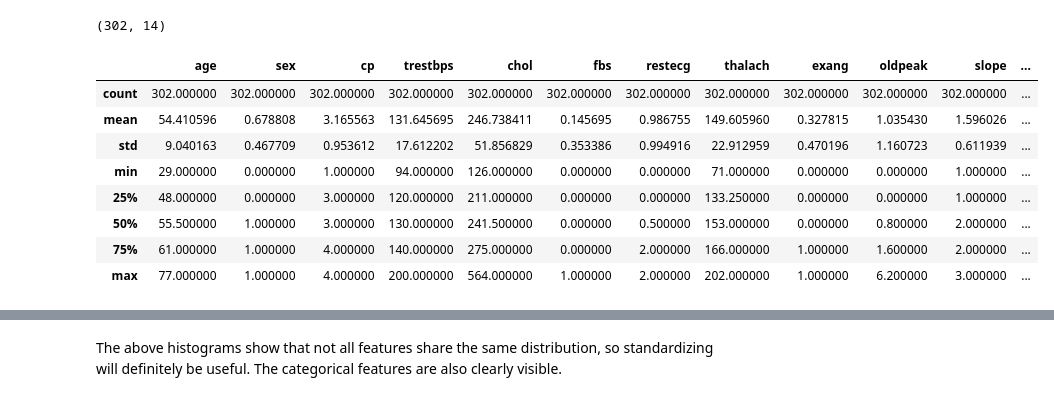
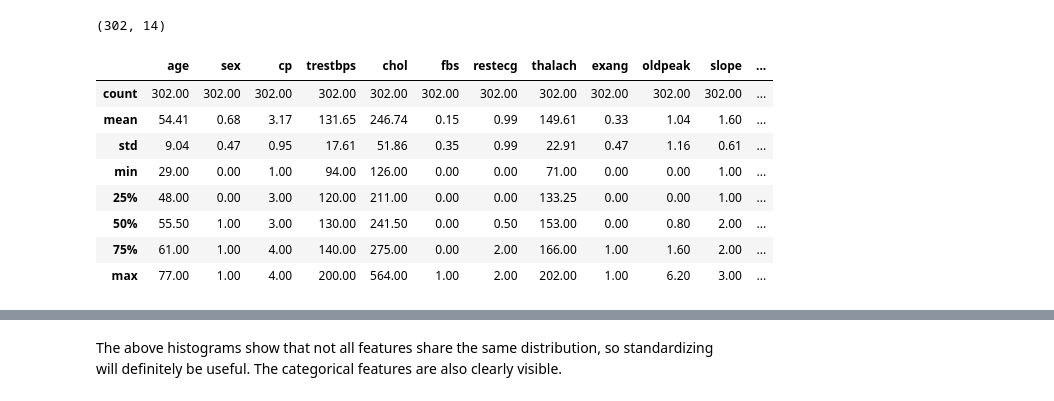
Before and after one commit to BenMelis/Heart-Disease-Prediction, a Jupyter notebook: Heart_Disease_Prediction.ipynb, the cells around one changed output, grey strips where cells are left out. Cells and saved outputs as stored; diff of their text form; code cells hidden in the pictures.

```diff
--- a/Heart_Disease_Prediction.ipynb
+++ b/Heart_Disease_Prediction.ipynb
@@ -44,15 +44,15 @@ df.shape
 # %% [output]
 (302, 14)
 # %%
-df.describe()
+round(df.describe(), 2)
 # %% [output]
 |  | age | sex | cp | trestbps | chol | fbs | restecg | thalach | exang | oldpeak | slope | ... |
-| count | 302.000000 | 302.000000 | 302.000000 | 302.000000 | 302.000000 | 302.000000 | 302.000000 | 302.000000 | 302.000000 | 302.000000 | 302.000000 | ... |
-| mean | 54.410596 | 0.678808 | 3.165563 | 131.645695 | 246.738411 | 0.145695 | 0.986755 | 149.605960 | 0.327815 | 1.035430 | 1.596026 | ... |
-| std | 9.040163 | 0.467709 | 0.953612 | 17.612202 | 51.856829 | 0.353386 | 0.994916 | 22.912959 | 0.470196 | 1.160723 | 0.611939 | ... |
-| min | 29.000000 | 0.000000 | 1.000000 | 94.000000 | 126.000000 | 0.000000 | 0.000000 | 71.000000 | 0.000000 | 0.000000 | 1.000000 | ... |
-| 25% | 48.000000 | 0.000000 | 3.000000 | 120.000000 | 211.000000 | 0.000000 | 0.000000 | 133.250000 | 0.000000 | 0.000000 | 1.000000 | ... |
-| 50% | 55.500000 | 1.000000 | 3.000000 | 130.000000 | 241.500000 | 0.000000 | 0.500000 | 153.000000 | 0.000000 | 0.800000 | 2.000000 | ... |
-| 75% | 61.000000 | 1.000000 | 4.000000 | 140.000000 | 275.000000 | 0.000000 | 2.000000 | 166.000000 | 1.000000 | 1.600000 | 2.000000 | ... |
-| max | 77.000000 | 1.000000 | 4.000000 | 200.000000 | 564.000000 | 1.000000 | 2.000000 | 202.000000 | 1.000000 | 6.200000 | 3.000000 | ... |
+| count | 302.00 | 302.00 | 302.00 | 302.00 | 302.00 | 302.00 | 302.00 | 302.00 | 302.00 | 302.00 | 302.00 | ... |
+| mean | 54.41 | 0.68 | 3.17 | 131.65 | 246.74 | 0.15 | 0.99 | 149.61 | 0.33 | 1.04 | 1.60 | ... |
+| std | 9.04 | 0.47 | 0.95 | 17.61 | 51.86 | 0.35 | 0.99 | 22.91 | 0.47 | 1.16 | 0.61 | ... |
+| min | 29.00 | 0.00 | 1.00 | 94.00 | 126.00 | 0.00 | 0.00 | 71.00 | 0.00 | 0.00 | 1.00 | ... |
+| 25% | 48.00 | 0.00 | 3.00 | 120.00 | 211.00 | 0.00 | 0.00 | 133.25 | 0.00 | 0.00 | 1.00 | ... |
+| 50% | 55.50 | 1.00 | 3.00 | 130.00 | 241.50 | 0.00 | 0.50 | 153.00 | 0.00 | 0.80 | 2.00 | ... |
+| 75% | 61.00 | 1.00 | 4.00 | 140.00 | 275.00 | 0.00 | 2.00 | 166.00 | 1.00 | 1.60 | 2.00 | ... |
+| max | 77.00 | 1.00 | 4.00 | 200.00 | 564.00 | 1.00 | 2.00 | 202.00 | 1.00 | 6.20 | 3.00 | ... |
 # %%
```
Also changed, not shown: parts of 7 cells of this notebook.
